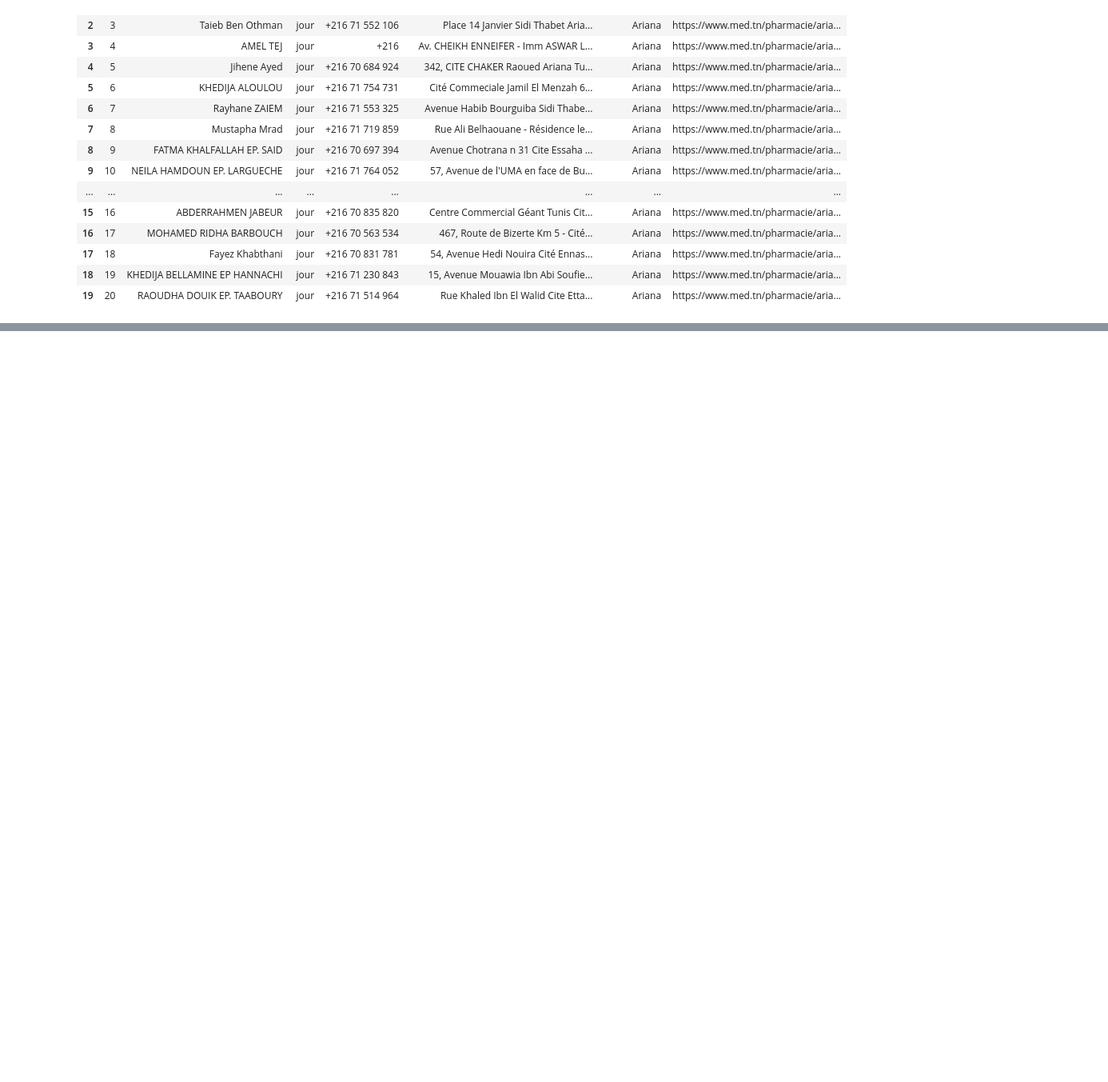
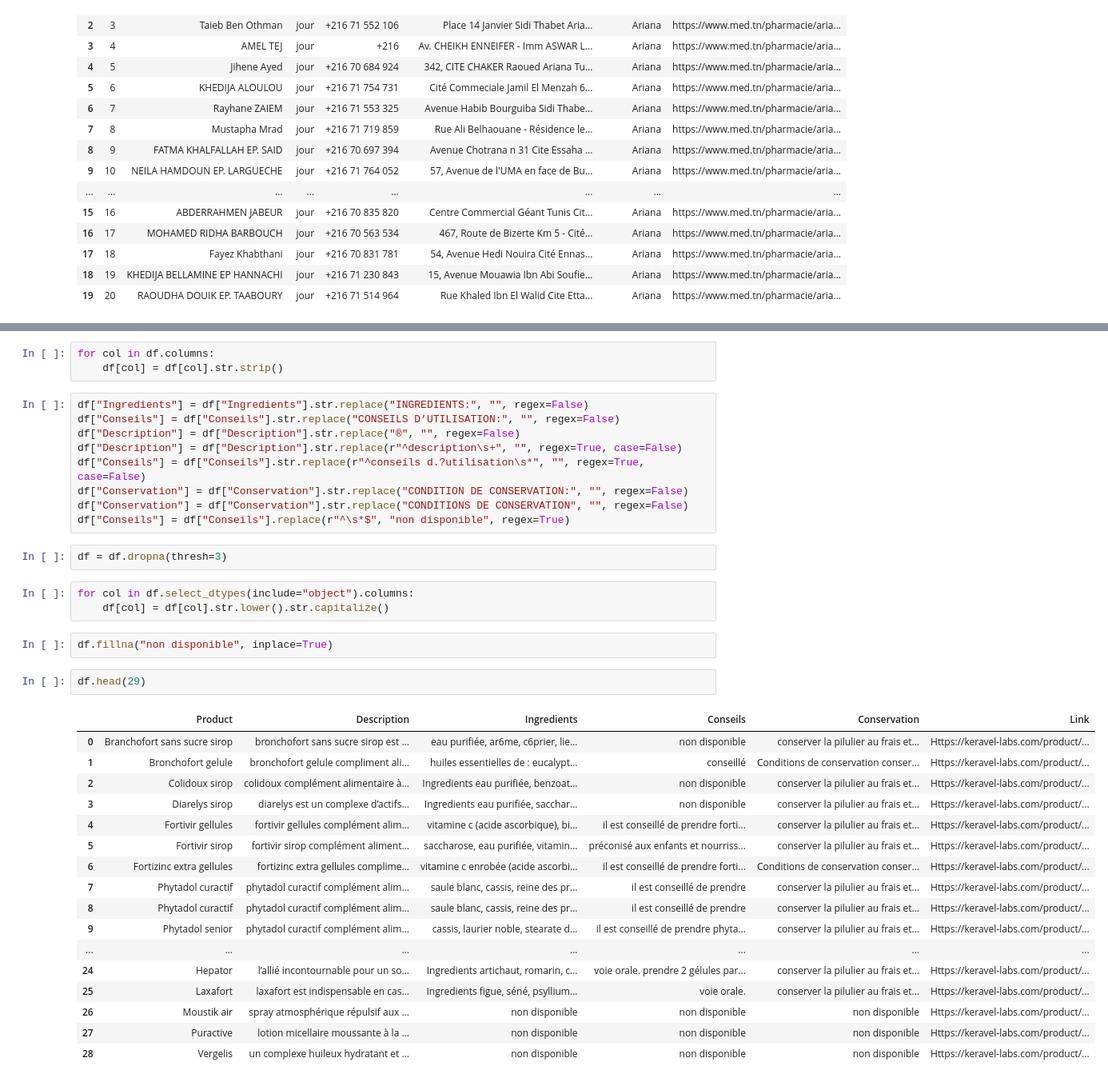
Before and after one commit to Amzilynn/PIDS-Cowin, a Jupyter notebook: PI_main.ipynb, the cells around one changed output, grey strips where cells are left out. Shown at 80% size. Drawn from its saved outputs; the diff is of its cells as text; blank space fills up the shorter version.

```diff
--- a/PI_main.ipynb
+++ b/PI_main.ipynb
@@ -1198,0 +1262,39 @@ df_pharma.head(20)
+# %%
+for col in df.columns:
+    df[col] = df[col].str.strip()
+# %%
+df["Ingredients"] = df["Ingredients"].str.replace("INGREDIENTS:", "", regex=False)
+df["Conseils"] = df["Conseils"].str.replace("CONSEILS D’UTILISATION:", "", regex=False)
+df["Description"] = df["Description"].str.replace("®", "", regex=False)
+df["Description"] = df["Description"].str.replace(r"^description\s+", "", regex=True, case=False)
+df["Conseils"] = df["Conseils"].str.replace(r"^conseils d.?utilisation\s*", "", regex=True, case=False)
+df["Conservation"] = df["Conservation"].str.replace("CONDITION DE CONSERVATION:", "", regex=False)
+df["Conservation"] = df["Conservation"].str.replace("CONDITIONS DE CONSERVATION", "", regex=False)
+df["Conseils"] = df["Conseils"].replace(r"^\s*$", "non disponible", regex=True)
+# %%
+df = df.dropna(thresh=3)
+# %%
+for col in df.select_dtypes(include="object").columns:
+    df[col] = df[col].str.lower().str.capitalize()
+# %%
+df.fillna("non disponible", inplace=True)
+# %%
+df.head(29)
+# %% [output]
+|  | Product | Description | Ingredients | Conseils | Conservation | Link |
+| 0 | Branchofort sans sucre sirop | bronchofort sans sucre sirop est ... | eau purifiée, ar6me, c6prier, lie... | non disponible | conserver la pilulier au frais et... | Https://keravel-labs.com/product/... |
+| 1 | Bronchofort gelule | bronchofort gelule compliment ali... | huiles essentielles de : eucalypt... | conseillé | Conditions de conservation conser... | Https://keravel-labs.com/product/... |
+| 2 | Colidoux sirop | colidoux complément alimentaire à... | Ingredients eau purifiée, benzoat... | non disponible | conserver la pilulier au frais et... | Https://keravel-labs.com/product/... |
+| 3 | Diarelys sirop | diarelys est un complexe d’actifs... | Ingredients eau purifiée, sacchar... | non disponible | conserver la pilulier au frais et... | Https://keravel-labs.com/product/... |
+| 4 | Fortivir gellules | fortivir gellules complément alim... | vitamine c (acide ascorbique), bi... | il est conseillé de prendre forti... | conserver la pilulier au frais et... | Https://keravel-labs.com/product/... |
+| 5 | Fortivir sirop | fortivir sirop complément aliment... | saccharose, eau purifiée, vitamin... | préconisé aux enfants et nourriss... | conserver la pilulier au frais et... | Https://keravel-labs.com/product/... |
+| 6 | Fortizinc extra gellules | fortizinc extra gellules complime... | vitamine c enrobée (acide ascorbi... | il est conseillé de prendre forti... | Conditions de conservation conser... | Https://keravel-labs.com/product/... |
+| 7 | Phytadol curactif | phytadol curactif complément alim... | saule blanc, cassis, reine des pr... | il est conseillé de prendre | conserver la pilulier au frais et... | Https://keravel-labs.com/product/... |
+| 8 | Phytadol curactif | phytadol curactif complément alim... | saule blanc, cassis, reine des pr... | il est conseillé de prendre | conserver la pilulier au frais et... | Https://keravel-labs.com/product/... |
+| 9 | Phytadol senior | phytadol curactif complément alim... | cassis, laurier noble, stearate d... | il est conseillé de prendre phyta... | conserver la pilulier au frais et... | Https://keravel-labs.com/product/... |
+| ... | ... | ... | ... | ... | ... | ... |
+| 24 | Hepator | l’allié incontournable pour un so... | Ingredients artichaut, romarin, c... | voie orale. prendre 2 gélules par... | conserver la pilulier au frais et... | Https://keravel-labs.com/product/... |
+| 25 | Laxafort | laxafort est indispensable en cas... | Ingredients figue, séné, psyllium... | voie orale. | conserver la pilulier au frais et... | Https://keravel-labs.com/product/... |
+| 26 | Moustik air | spray atmosphérique répulsif aux ... | non disponible | non disponible | non disponible | Https://keravel-labs.com/product/... |
+| 27 | Puractive | lotion micellaire moussante à la ... | non disponible | non disponible | non disponible | Https://keravel-labs.com/product/... |
+| 28 | Vergelis | un complexe huileux hydratant et ... | non disponible | non disponible | non disponible | Https://keravel-labs.com/product/... |
```
Also changed, not shown: parts of 41 cells of this notebook.
